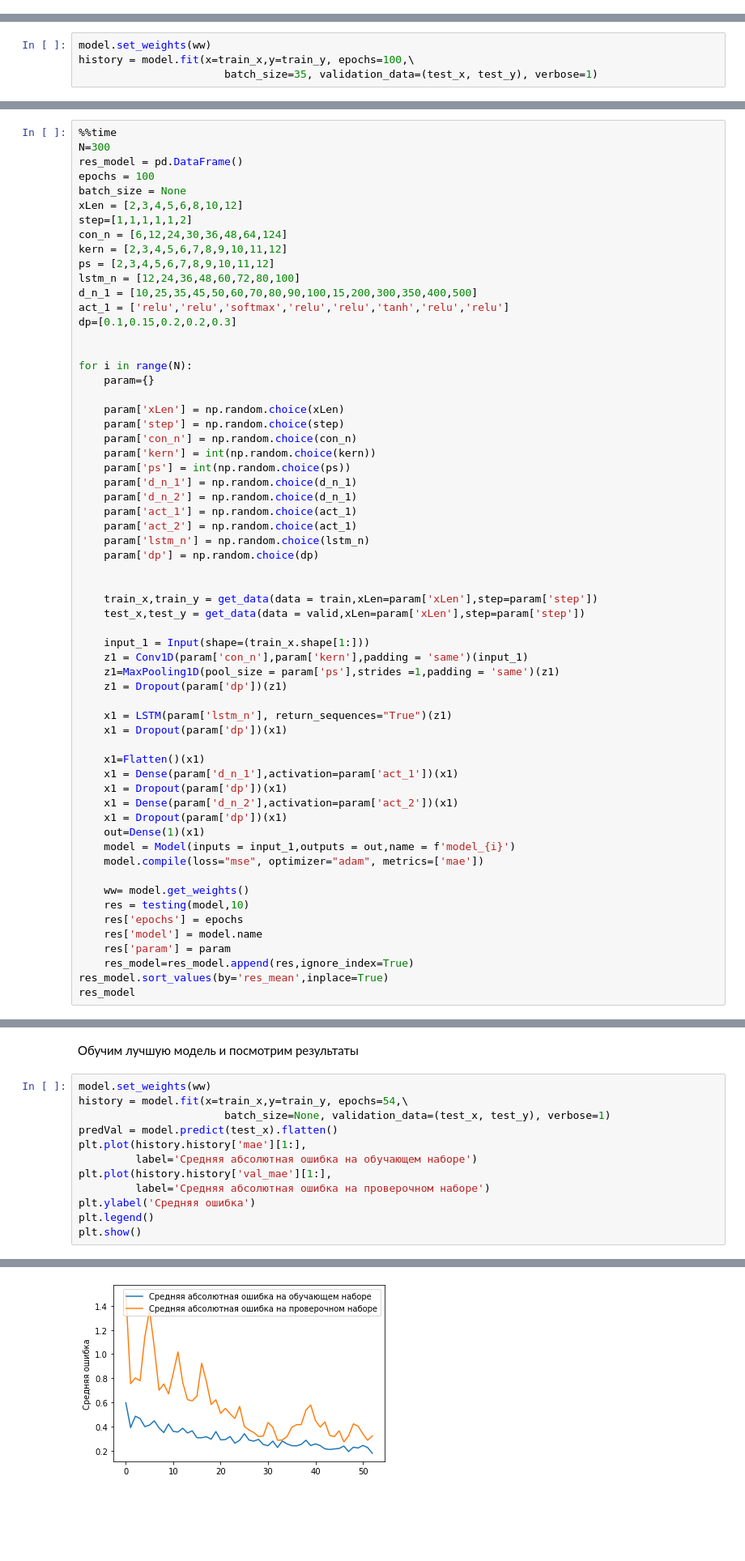
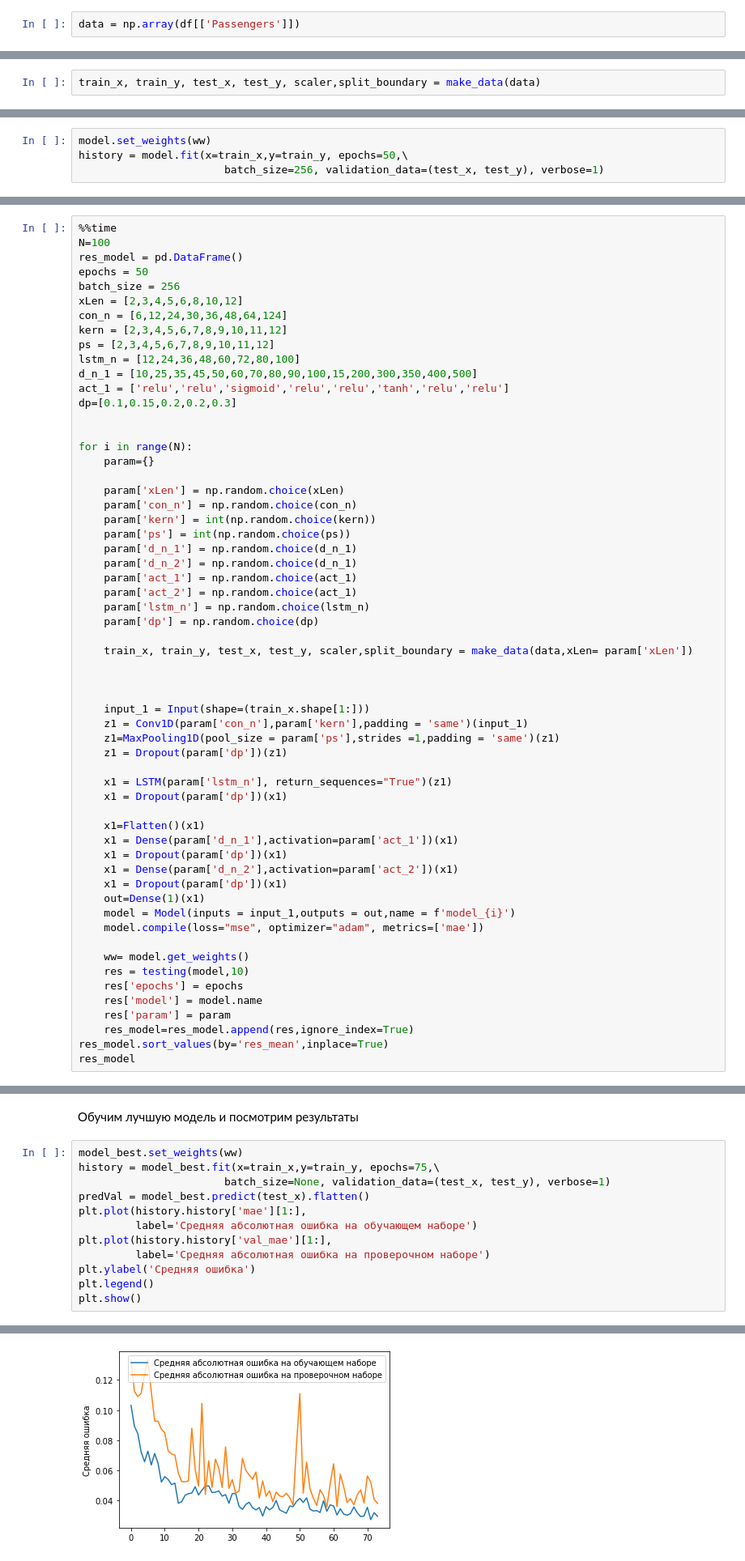
Before and after one commit to Vitalylqw/Neural_network, a Jupyter notebook: hw_5.ipynb, the cells around one changed output, grey strips where cells are left out. Shown at 81% size. Saved outputs shown, nothing was run; the diff lists cells and outputs as text; blank space fills up the shorter version.

```diff
--- a/hw_5.ipynb
+++ b/hw_5.ipynb
@@ -179,0 +140,2 @@ test_x,test_y = get_data(data = valid,xLen=xLen,step=step)
+# %%
+data = np.array(df[['Passengers']])
@@ -179,0 +147,2 @@ test_x,test_y = get_data(data = valid,xLen=xLen,step=step)
+# %%
+train_x, train_y, test_x, test_y, scaler,split_boundary = make_data(data)
@@ -216,6 +204,6 @@ Non-trainable params: 0
 _________________________________________________________________
 # %%
 model.set_weights(ww)
-history = model.fit(x=train_x,y=train_y, epochs=100,\
-                       batch_size=35, validation_data=(test_x, test_y), verbose=1)
+history = model.fit(x=train_x,y=train_y, epochs=50,\
+                       batch_size=256, validation_data=(test_x, test_y), verbose=1)
 # %% [output]
@@ -281,17 +256,16 @@ plt.show()
 # %%
 %%time
-N=300
+N=100
 res_model = pd.DataFrame()
-epochs = 100
-batch_size = None
+epochs = 50
+batch_size = 256
 xLen = [2,3,4,5,6,8,10,12]
-step=[1,1,1,1,1,2]
 con_n = [6,12,24,30,36,48,64,124]
 kern = [2,3,4,5,6,7,8,9,10,11,12]
 ps = [2,3,4,5,6,7,8,9,10,11,12]
 lstm_n = [12,24,36,48,60,72,80,100]
 d_n_1 = [10,25,35,45,50,60,70,80,90,100,15,200,300,350,400,500]
-act_1 = ['relu','relu','softmax','relu','relu','tanh','relu','relu']
+act_1 = ['relu','relu','sigmoid','relu','relu','tanh','relu','relu']
 dp=[0.1,0.15,0.2,0.2,0.3]
 
 
@@ -299,7 +273,6 @@ for i in range(N):
     param={}
 
     param['xLen'] = np.random.choice(xLen)
-    param['step'] = np.random.choice(step)
     param['con_n'] = np.random.choice(con_n)
     param['kern'] = int(np.random.choice(kern))
     param['ps'] = int(np.random.choice(ps))
@@ -310,9 +283,9 @@ for i in range(N):
     param['lstm_n'] = np.random.choice(lstm_n)
     param['dp'] = np.random.choice(dp)
 
+    train_x, train_y, test_x, test_y, scaler,split_boundary = make_data(data,xLen= param['xLen'])
 
-    train_x,train_y = get_data(data = train,xLen=param['xLen'],step=param['step'])
-    test_x,test_y = get_data(data = valid,xLen=param['xLen'],step=param['step'])
+
 
     input_1 = Input(shape=(train_x.shape[1:]))
     z1 = Conv1D(param['con_n'],param['kern'],padding = 'same')(input_1)
@@ -437,10 +407,10 @@ res_model[res_model.index>300]
 # %% [markdown]
 Обучим лучшую модель и посмотрим результаты
 # %%
-model.set_weights(ww)
-history = model.fit(x=train_x,y=train_y, epochs=54,\
+model_best.set_weights(ww)
+history = model_best.fit(x=train_x,y=train_y, epochs=75,\
                        batch_size=None, validation_data=(test_x, test_y), verbose=1)
-predVal = model.predict(test_x).flatten()
+predVal = model_best.predict(test_x).flatten()
 plt.plot(history.history['mae'][1:],
          label='Средняя абсолютная ошибка на обучающем наборе')
 plt.plot(history.history['val_mae'][1:],
@@ -469,4 +439,4 @@ Epoch 54/54
-[figure, old version]
+[figure, new version]
 # %%
 plt.figure(figsize=(10,5))
 plt.grid('on')
```
Also changed, not shown: parts of 63 cells of this notebook.
